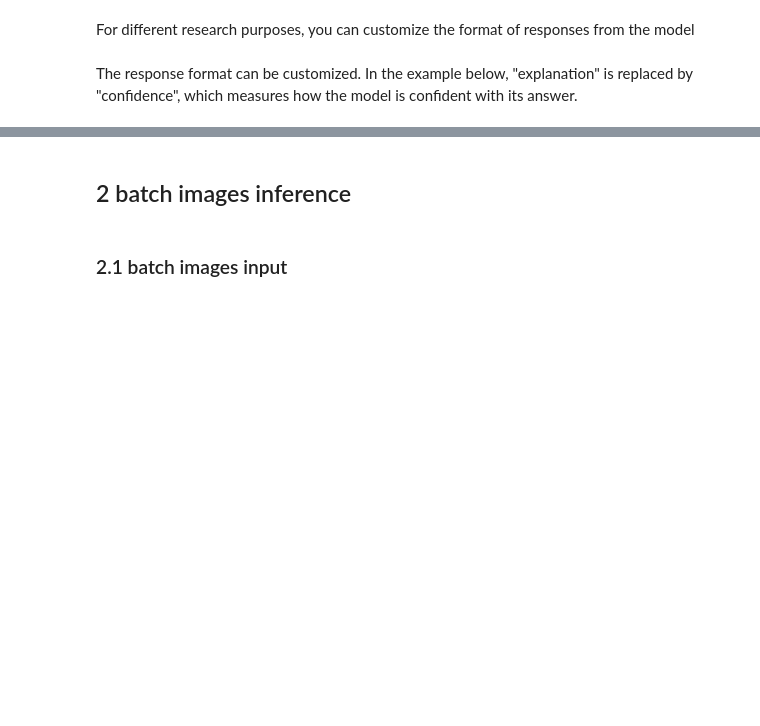
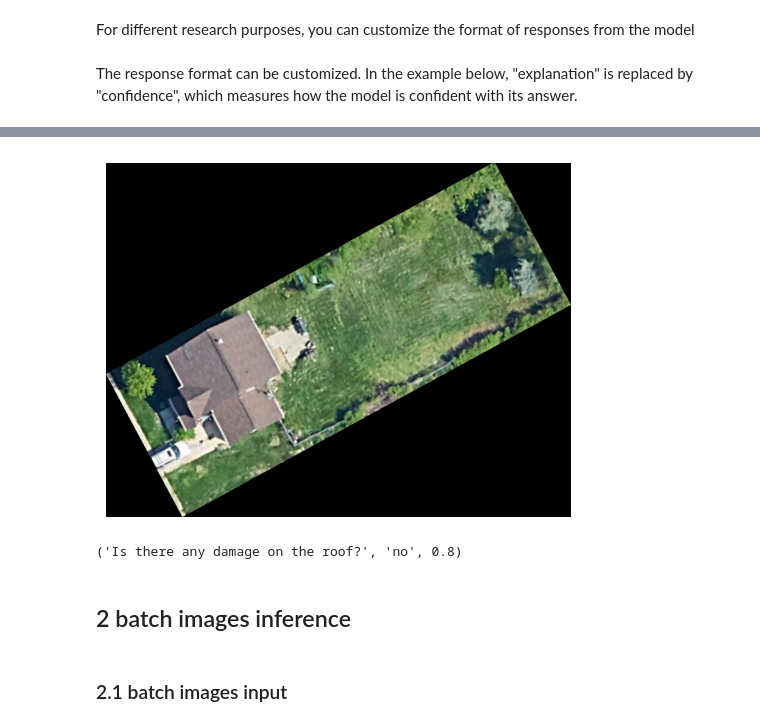
Before and after one commit to billbillbilly/urbanworm, a Jupyter notebook: docs/example.ipynb, the cells around one changed output, grey strips where cells are left out. Saved outputs shown, nothing was run; the diff lists cells and outputs as text; code cells hidden in the pictures; blank space fills up the shorter version.

```diff
--- a/docs/example.ipynb
+++ b/docs/example.ipynb
@@ -61,7 +64,7 @@ schema = {
 # define a new Response class
 CustomResponse = create_format(schema)
 # %%
-data = UrbanDataSet(image = './data/test1.jpg', format=CustomResponse)
+data = UrbanDataSet(image = './data/test2.jpg', format=CustomResponse)
 system = '''
     Given a top view image, you are going to roughly estimate house conditions. Your answer should be based only on your observation.
     The format of your response must include question, answer (yes or no), confidence (0-1)
@@ -70,6 +73,6 @@ prompt = '''
     Is there any damage on the roof?
 '''
 res = data.oneImgChat(system=system, prompt=prompt)
-res
+res.keys()
 # %% [output]
 Inference starts ...
@@ -80,3 +80,11 @@ Inference starts ...
+# %%
+data.plotBase64(res['img'])
+# %% [output]
+[figure, added]
+# %%
+res['question'], res['answer'], res['confidence']
+# %% [output]
+('Is there any damage on the roof?', 'no', 0.8)
 # %% [markdown]
 ## 2 batch images inference
 # %% [markdown]
```
Also changed, not shown: parts of 7 cells of this notebook.
